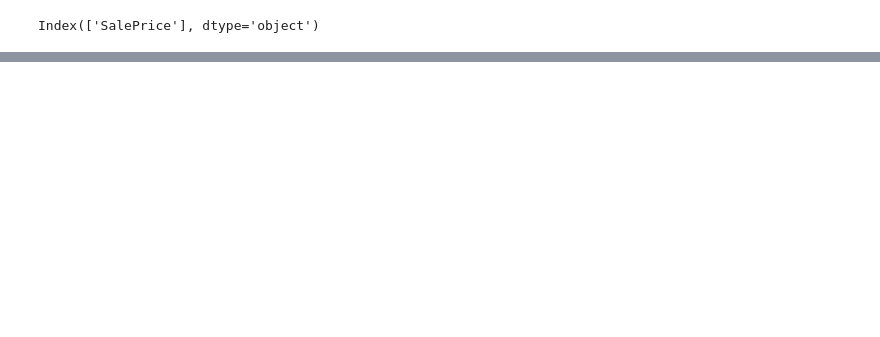
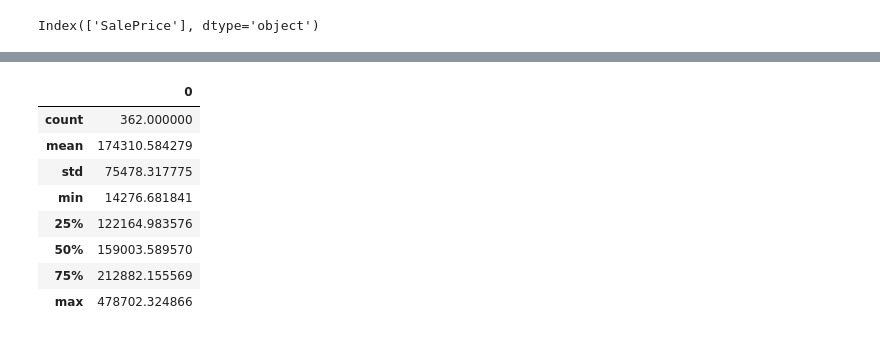
Before and after one commit to HopeFrost/House_price_prediction, a Jupyter notebook: houses_features_model_dropoutliers_noscaler.ipynb, the cells around one changed output, grey strips where cells are left out. Cells and saved outputs as stored; diff of their text form; code cells hidden in the pictures; blank space fills up the shorter version.

```diff
--- a/houses_features_model_dropoutliers_noscaler.ipynb
+++ b/houses_features_model_dropoutliers_noscaler.ipynb
@@ -140,0 +254,12 @@ RMSE: 26067.975365271952
+# %%
+pd.DataFrame(y_preds['model3']).describe()
+# %% [output]
+|  | 0 |
+| count | 362.000000 |
+| mean | 174310.584279 |
+| std | 75478.317775 |
+| min | 14276.681841 |
+| 25% | 122164.983576 |
+| 50% | 159003.589570 |
+| 75% | 212882.155569 |
+| max | 478702.324866 |
```
Also changed, not shown: parts of 33 cells of this notebook, 9 other files.
